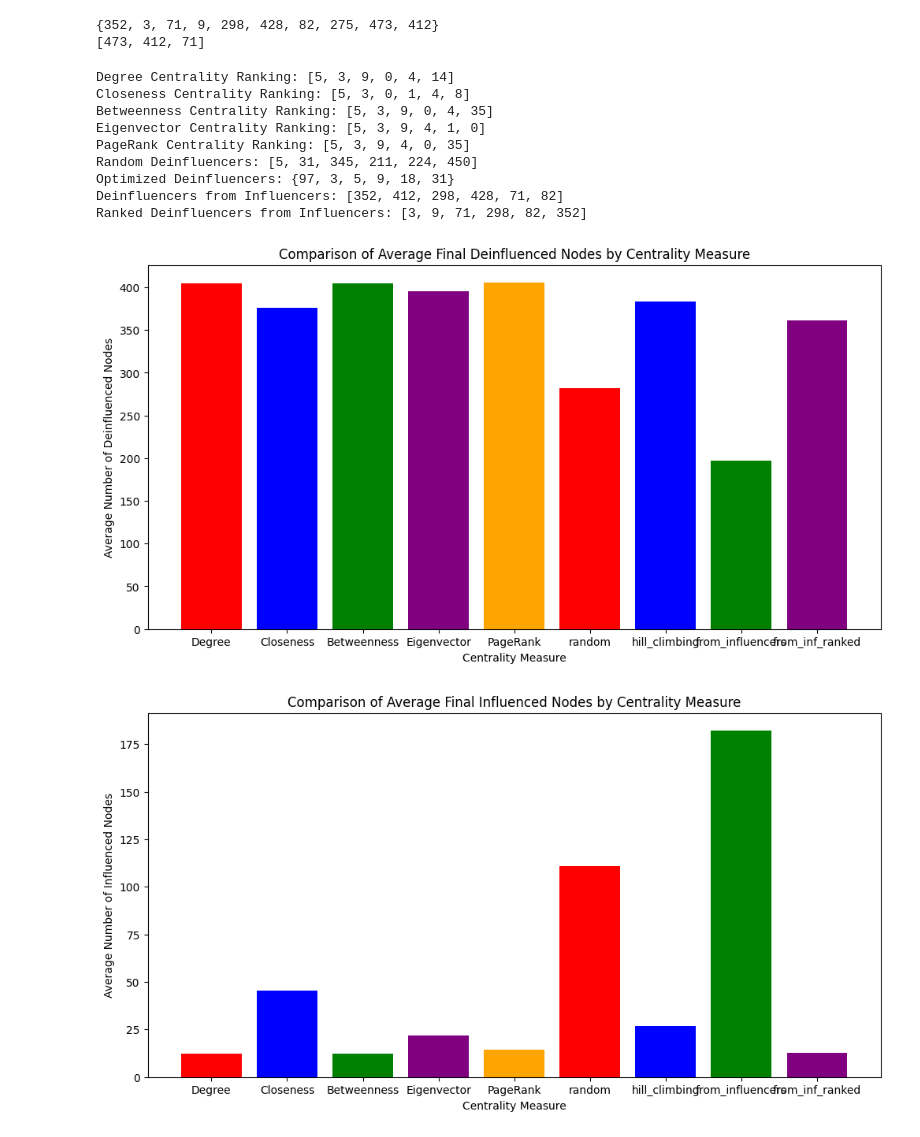
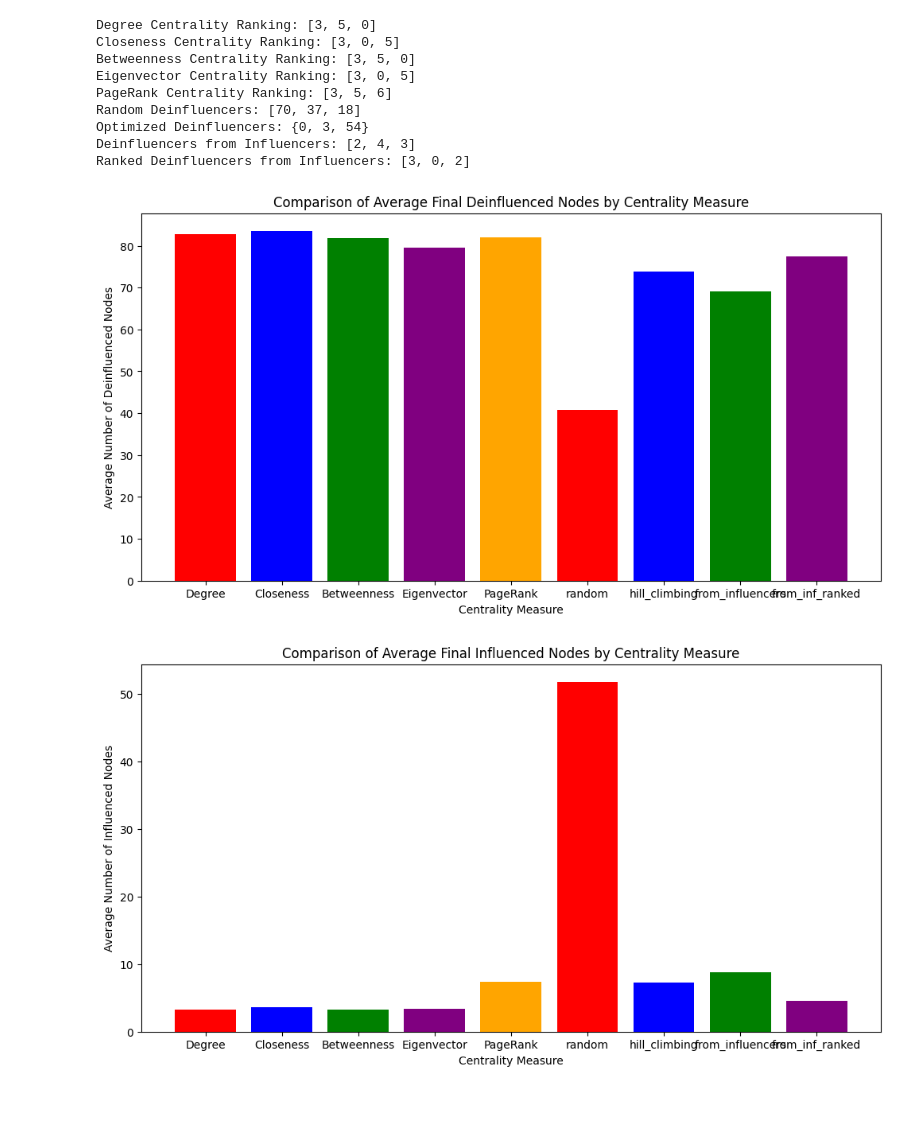
Before and after one commit to huberyhub/im_deinfluence, a Jupyter notebook: generated_graph_trial.ipynb, the cells around one changed output. Cells and saved outputs as stored; diff of their text form; code cells hidden in the pictures; blank space fills up the shorter version.

```diff
--- a/generated_graph_trial.ipynb
+++ b/generated_graph_trial.ipynb
@@ -57,9 +56,3 @@ Optimized Deinfluencers: {208, 8, 276}
-# %%
-print(model.selected_influencers)
-print(model.select_deinfluencers_from_influencers(3))
-# %% [output]
-{352, 3, 71, 9, 298, 428, 82, 275, 473, 412}
-[473, 412, 71]
 # %%
 # Function to run the cascade and count deinfluenced nodes
 def count_deinfluenced(model, inf, deinf, num_runs, steps):
@@ -102,11 +95,46 @@ def count_influenced(model, inf, deinf, num_runs, steps):
 
     return average_influenced
 
+
+# Function to run the cascade and count deinfluenced nodes
+def count_transistion(model, inf, deinf, num_runs, steps):
+    model = full_model.InfluenceDeinfluenceModel(model.graph)
+    ist = 0
+    dst = 0
+    dit = 0
+
+    for run in range(num_runs):
+        model.transition_counts = {'I->S': 0, 'D->S': 0, 'D->I': 0}
+        model.reset_graph()
+        model.set_influencers(inf)
+        model.set_deinfluencers(deinf)
+        model.run_cascade(steps)
+        transistions = model.transition_counts
+
+        #print(model.history)
+        ist += transistions['I->S']
+        dst += transistions['D->S']
+        dit += transistions['D->I']
+
+        print(transistions['I->S'], transistions['D->S'], transistions['D->I'])
+
+        transitions_array_cum = np.array([ist, dst, dit])
+        print(transitions_array_cum)
+
+        model.reset_graph()
+        model.transition_counts = {'I->S': 0, 'D->S': 0, 'D->I': 0}
+
+    averaged_transistions = transitions_array_cum / num_runs
+    #print(f"Average deinfluenced nodes: {average_deinfluenced}")
+
+    return averaged_transistions
+
+
 # Initialize the model
 model.reset_graph()
 
 # Rank nodes using different centrality measures
-k_deinfluencers = 6
+k_deinfluencers = 3
 
 degree_centrality_ranking = model.select_deinfluencers_degree_centrality(k_deinfluencers)
 closeness_centrality_ranking = model.select_deinfluencers_closeness_centrality(k_deinfluencers)
@@ -131,7 +159,7 @@ print("Ranked Deinfluencers from Influencers:", ranked_deinfleucers_from_influen
 
 
 # Run cascades and count deinfluenced nodes for each centrality measure
-num_runs = 10  # Number of times to run the cascade for averaging
+num_runs = 5  # Number of times to run the cascade for averaging
 steps = 3  # Number of steps to run the cascade
 
 results_d = {
@@ -151,42 +179,41 @@ results_i = {
     'Closeness': count_influenced(model, optimized_influencers, closeness_centrality_ranking, num_runs, steps),
     'Betweenness': count_influenced(model, optimized_influencers, betweenness_centrality_ranking, num_runs, steps),
     'Eigenvector': count_influenced(model, optimized_influencers, eigenvector_centrality_ranking, num_runs, steps),
     'PageRank': count_influenced(model, optimized_influencers, pagerank_centrality_ranking, num_runs, steps),
     'random': count_influenced(model, optimized_influencers, random_deinfluencers, num_runs, steps),
     'hill_climbing': count_influenced(model, optimized_influencers, optimized_deinfluencers, num_runs, steps),
     'from_influencers': count_influenced(model, optimized_influencers, deinfleucers_from_influencers, num_runs, steps),
     'from_inf_ranked': count_influenced(model, optimized_influencers, ranked_deinfleucers_from_influencers, num_runs, steps)
 }
 
 
-
 # Print the results
 #for centrality, count in results.items():
     #print(f"{centrality}: {count:.2f} nodes deinfluenced on average")
 
 # Plot the results
 plt.figure(figsize=(12, 6))  # Increase the figure size
 plt.bar(results_d.keys(), results_d.values(), color=['red', 'blue', 'green', 'purple', 'orange'])
 plt.xlabel('Centrality Measure')
 plt.ylabel('Average Number of Deinfluenced Nodes')
 plt.title('Comparison of Average Final Deinfluenced Nodes by Centrality Measure')
 plt.show()
 
 plt.figure(figsize=(12, 6))  # Increase the figure size
 plt.bar(results_i.keys(), results_i.values(), color=['red', 'blue', 'green', 'purple', 'orange'])
 plt.xlabel('Centrality Measure')
 plt.ylabel('Average Number of Influenced Nodes')
 plt.title('Comparison of Average Final Influenced Nodes by Centrality Measure')
 plt.show()
 # %% [output]
-Degree Centrality Ranking: [5, 3, 9, 0, 4, 14]
-Closeness Centrality Ranking: [5, 3, 0, 1, 4, 8]
-Betweenness Centrality Ranking: [5, 3, 9, 0, 4, 35]
-Eigenvector Centrality Ranking: [5, 3, 9, 4, 1, 0]
-PageRank Centrality Ranking: [5, 3, 9, 4, 0, 35]
-Random Deinfluencers: [5, 31, 345, 211, 224, 450]
-Optimized Deinfluencers: {97, 3, 5, 9, 18, 31}
-Deinfluencers from Influencers: [352, 412, 298, 428, 71, 82]
-Ranked Deinfluencers from Influencers: [3, 9, 71, 298, 82, 352]
+Degree Centrality Ranking: [3, 5, 0]
+Closeness Centrality Ranking: [3, 0, 5]
+Betweenness Centrality Ranking: [3, 5, 0]
+Eigenvector Centrality Ranking: [3, 0, 5]
+PageRank Centrality Ranking: [3, 5, 6]
+Random Deinfluencers: [70, 37, 18]
+Optimized Deinfluencers: {0, 3, 54}
+Deinfluencers from Influencers: [2, 4, 3]
+Ranked Deinfluencers from Influencers: [3, 0, 2]
-[figure, old version]
+[figure, new version]
-[figure, old version]
+[figure, new version]
```
Also changed, not shown: parts of 5 cells of this notebook, 4 other files.
